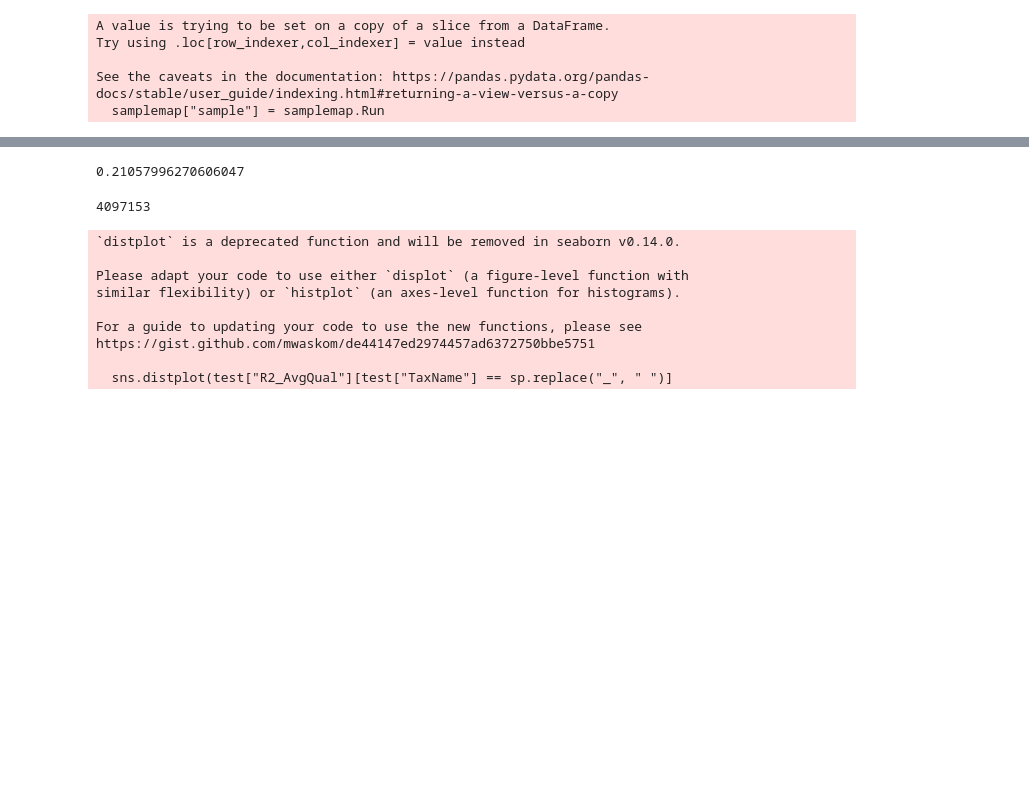
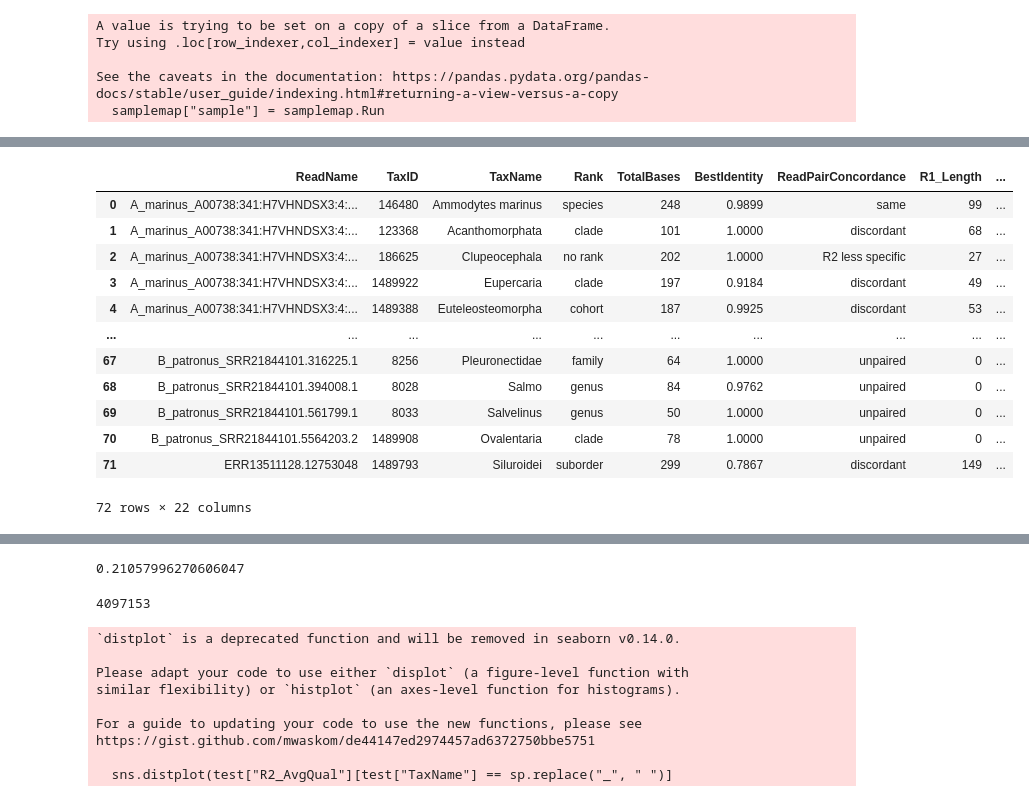
Before and after one commit to mistergroot/cladeaid, a Jupyter notebook: jupyter_notebooks/CladeAid.ipynb, the cells around one changed output, grey strips where cells are left out. Drawn from its saved outputs; the diff is of its cells as text; code cells hidden in the pictures; blank space fills up the shorter version.

```diff
--- a/jupyter_notebooks/CladeAid.ipynb
+++ b/jupyter_notebooks/CladeAid.ipynb
@@ -40 +849,3 @@ test = pd.read_csv("./MixE.csv")
+# %%
+test = pd.read_csv("../data/MixA.csv")
 # %%
@@ -43,7 +854,7 @@ keys = pd.read_csv("mixes_for_ngsLCA_tests.csv")
 rlens = test.copy()
 rlens["len"] = rlens.groupby(["TaxName"])["TotalBases"].transform('sum')
 rlens = rlens.drop_duplicates("TaxName").reset_index(drop=True)
-rlens["len"] = rlens["len"]/ rlens["len"].sum()
+#rlens["len"] = rlens["len"]/ rlens["len"].sum()
 # %%
 samplemap = keys.drop_duplicates("Run")
 samplemap["sample"] = samplemap.Run
@@ -71,0 +949,16 @@ keys
+# %%
+rlens
+# %% [output]
+|  | ReadName | TaxID | TaxName | Rank | TotalBases | BestIdentity | ReadPairConcordance | R1_Length | ... |
+| 0 | A_marinus_A00738:341:H7VHNDSX3:4:... | 146480 | Ammodytes marinus | species | 248 | 0.9899 | same | 99 | ... |
+| 1 | A_marinus_A00738:341:H7VHNDSX3:4:... | 123368 | Acanthomorphata | clade | 101 | 1.0000 | discordant | 68 | ... |
+| 2 | A_marinus_A00738:341:H7VHNDSX3:4:... | 186625 | Clupeocephala | no rank | 202 | 1.0000 | R2 less specific | 27 | ... |
+| 3 | A_marinus_A00738:341:H7VHNDSX3:4:... | 1489922 | Eupercaria | clade | 197 | 0.9184 | discordant | 49 | ... |
+| 4 | A_marinus_A00738:341:H7VHNDSX3:4:... | 1489388 | Euteleosteomorpha | cohort | 187 | 0.9925 | discordant | 53 | ... |
+| ... | ... | ... | ... | ... | ... | ... | ... | ... | ... |
+| 67 | B_patronus_SRR21844101.316225.1 | 8256 | Pleuronectidae | family | 64 | 1.0000 | unpaired | 0 | ... |
+| 68 | B_patronus_SRR21844101.394008.1 | 8028 | Salmo | genus | 84 | 0.9762 | unpaired | 0 | ... |
+| 69 | B_patronus_SRR21844101.561799.1 | 8033 | Salvelinus | genus | 50 | 1.0000 | unpaired | 0 | ... |
+| 70 | B_patronus_SRR21844101.5564203.2 | 1489908 | Ovalentaria | clade | 78 | 1.0000 | unpaired | 0 | ... |
+| 71 | ERR13511128.12753048 | 1489793 | Siluroidei | suborder | 299 | 0.7867 | discordant | 149 | ... |
+72 rows × 22 columns
```
Also changed, not shown: parts of 89 cells of this notebook.
